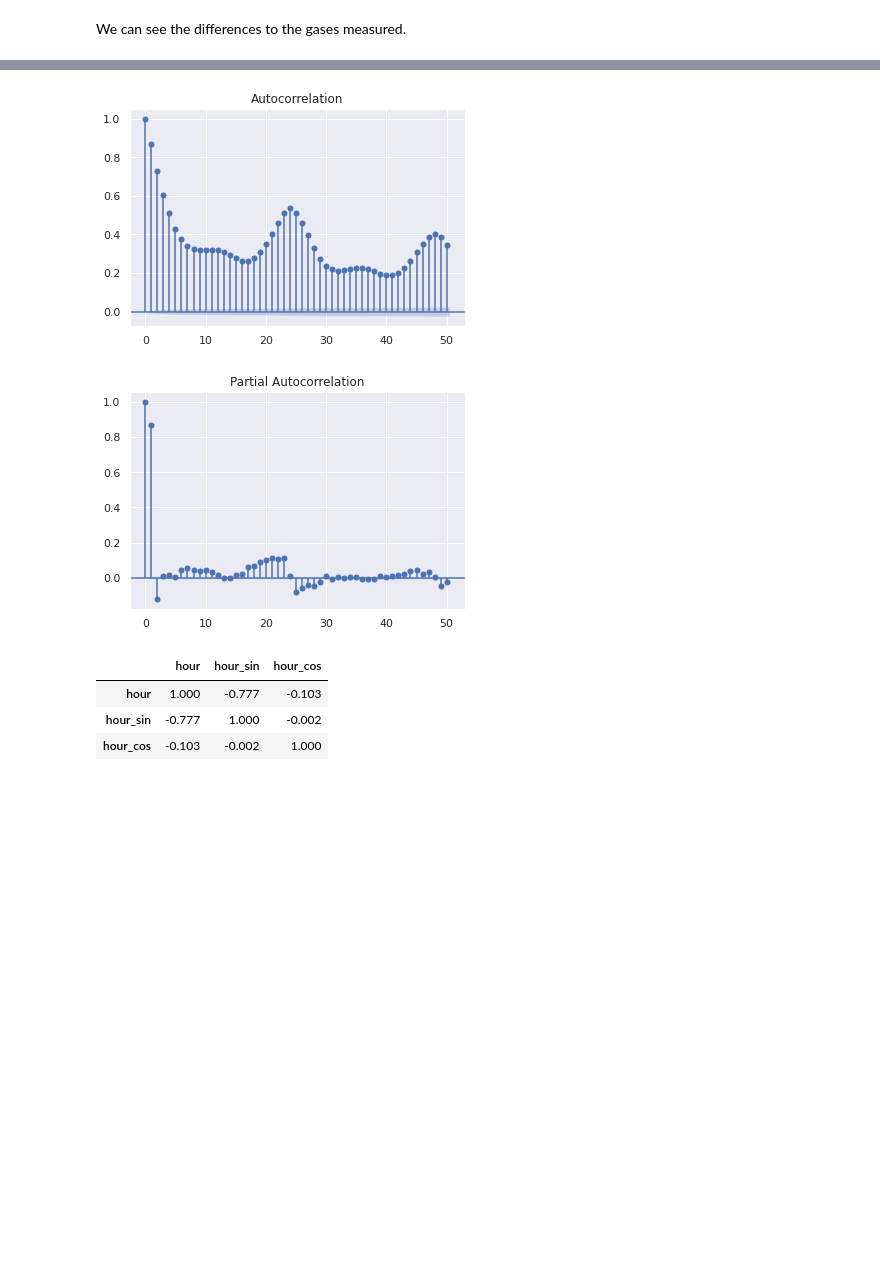
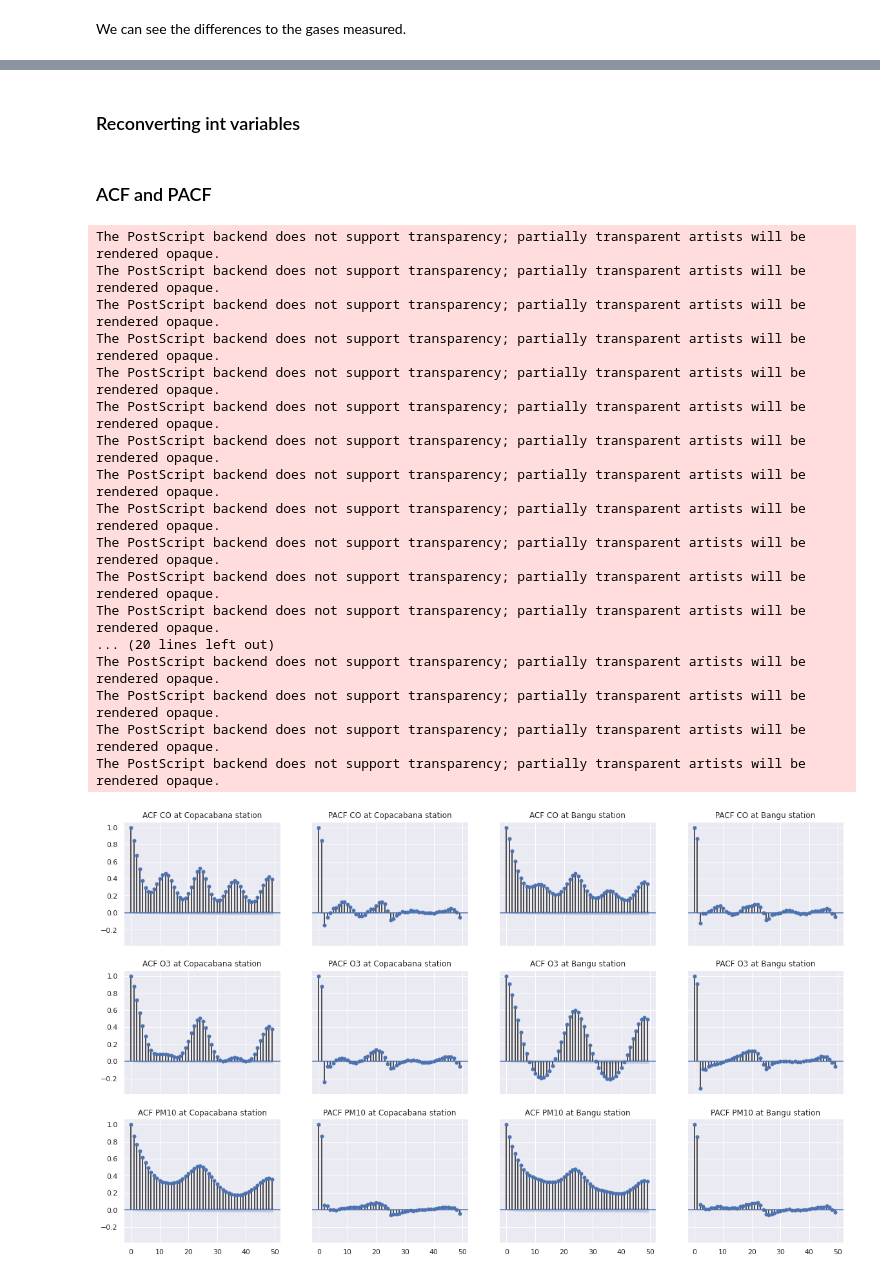
Before and after one commit to lucasmoschen/machine-learning-project, a Jupyter notebook: notebooks/data_engineering.ipynb, the cells around one changed output, grey strips where cells are left out. Drawn from its saved outputs; the diff is of its cells as text; code cells hidden in the pictures; blank space fills up the shorter version.

```diff
--- a/notebooks/data_engineering.ipynb
+++ b/notebooks/data_engineering.ipynb
@@ -89,2 +223,2 @@ plt.show()
 # %%
-air_data_no_missing[var_continuous] = transform_air_data
+air_data[var_continuous] = transform_air_data
@@ -106,17 +225,43 @@ air_data_no_missing["hour_cos"] = np.cos(air_data_no_missing.hour*(2*np.pi/24))
-# %%
-air_data.fillna(air_data.mean(), inplace = True)
-s = air_data[(air_data.CodNum == 8)].CO
-# %%
-plot_acf(s)
-plot_pacf(s)
-plt.show()
-# %% [output]
-[figure, removed]
-[figure, removed]
-# %%
-air_data_no_missing[["hour", "hour_sin", "hour_cos"]].corr()
-# %% [output]
-|  | hour | hour_sin | hour_cos |
-| hour | 1.000 | -0.777 | -0.103 |
-| hour_sin | -0.777 | 1.000 | -0.002 |
-| hour_cos | -0.103 | -0.002 | 1.000 |
+# %% [markdown]
+### Reconverting int variables
+# %%
+int_var = ["year", "month", "day", "hour", "CodNum", "season"]
+air_data[int_var] = air_data[int_var].apply(lambda x: round(x).astype(int))
+# %% [markdown]
+### ACF and PACF
+# %%
+fig, ax = plt.subplots(nrows=3,ncols=4,sharex=True,sharey=True,figsize=(20,12))
+
+# Copacabana and Bangu stations
+names = ["Copacabana", "Bangu"]
+for i in [1,2]:
+  for e, gas in enumerate(["CO", "O3", "PM10"]):
+
+    df = air_data[(air_data.CodNum == i)][gas]
+
+    plot_acf(df, ax = ax[e][2*i-2],
+             title = "ACF {} at {} station".format(gas, names[i-1]))
+    plot_pacf(df, ax = ax[e][2*i-1],
+              title = "PACF {} at {} station".format(gas, names[i-1]))
+
+plt.savefig(IMAGES_FOLDER + "acf_pacf_gases.eps", bbox_inches = "tight")
+plt.show()
+# %% [output]
+The PostScript backend does not support transparency; partially transparent artists will be rendered opaque.
+The PostScript backend does not support transparency; partially transparent artists will be rendered opaque.
+The PostScript backend does not support transparency; partially transparent artists will be rendered opaque.
+The PostScript backend does not support transparency; partially transparent artists will be rendered opaque.
+The PostScript backend does not support transparency; partially transparent artists will be rendered opaque.
+The PostScript backend does not support transparency; partially transparent artists will be rendered opaque.
+The PostScript backend does not support transparency; partially transparent artists will be rendered opaque.
+The PostScript backend does not support transparency; partially transparent artists will be rendered opaque.
+The PostScript backend does not support transparency; partially transparent artists will be rendered opaque.
+The PostScript backend does not support transparency; partially transparent artists will be rendered opaque.
+The PostScript backend does not support transparency; partially transparent artists will be rendered opaque.
+The PostScript backend does not support transparency; partially transparent artists will be rendered opaque.
+... (20 lines left out)
+The PostScript backend does not support transparency; partially transparent artists will be rendered opaque.
+The PostScript backend does not support transparency; partially transparent artists will be rendered opaque.
+The PostScript backend does not support transparency; partially transparent artists will be rendered opaque.
+The PostScript backend does not support transparency; partially transparent artists will be rendered opaque.
+[figure, added]
```
Also changed, not shown: parts of 33 cells of this notebook, 5 other files.
